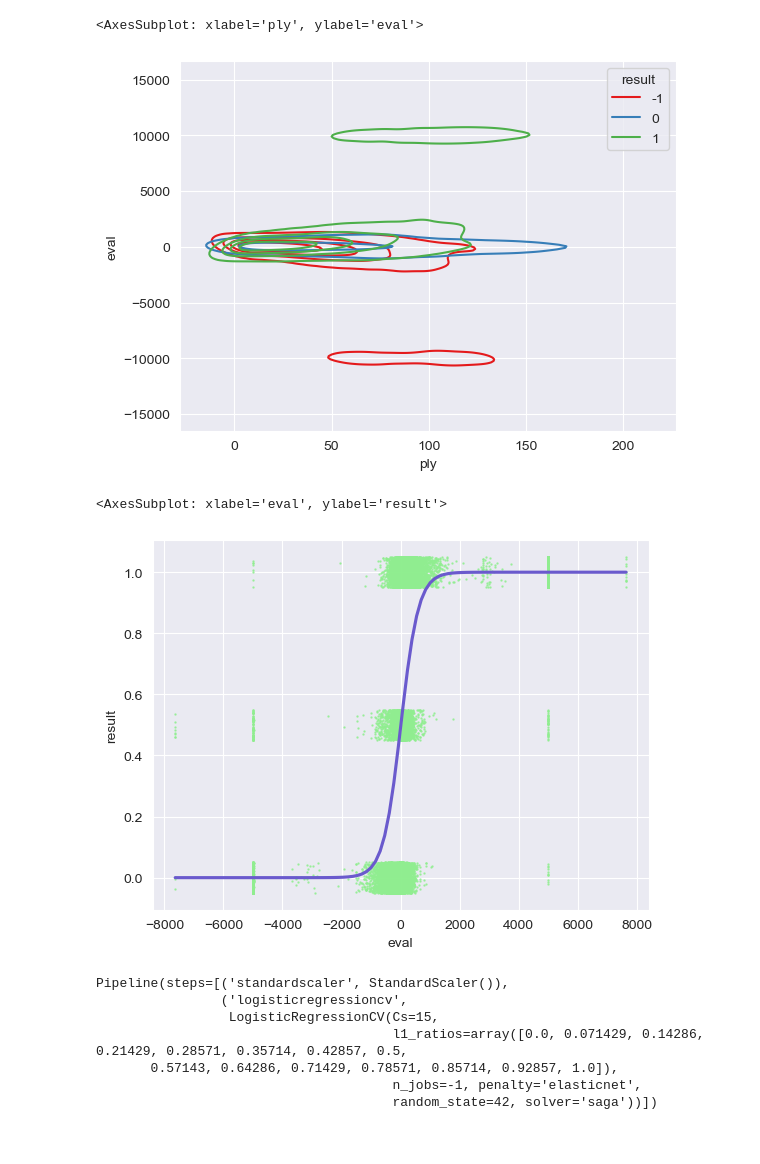
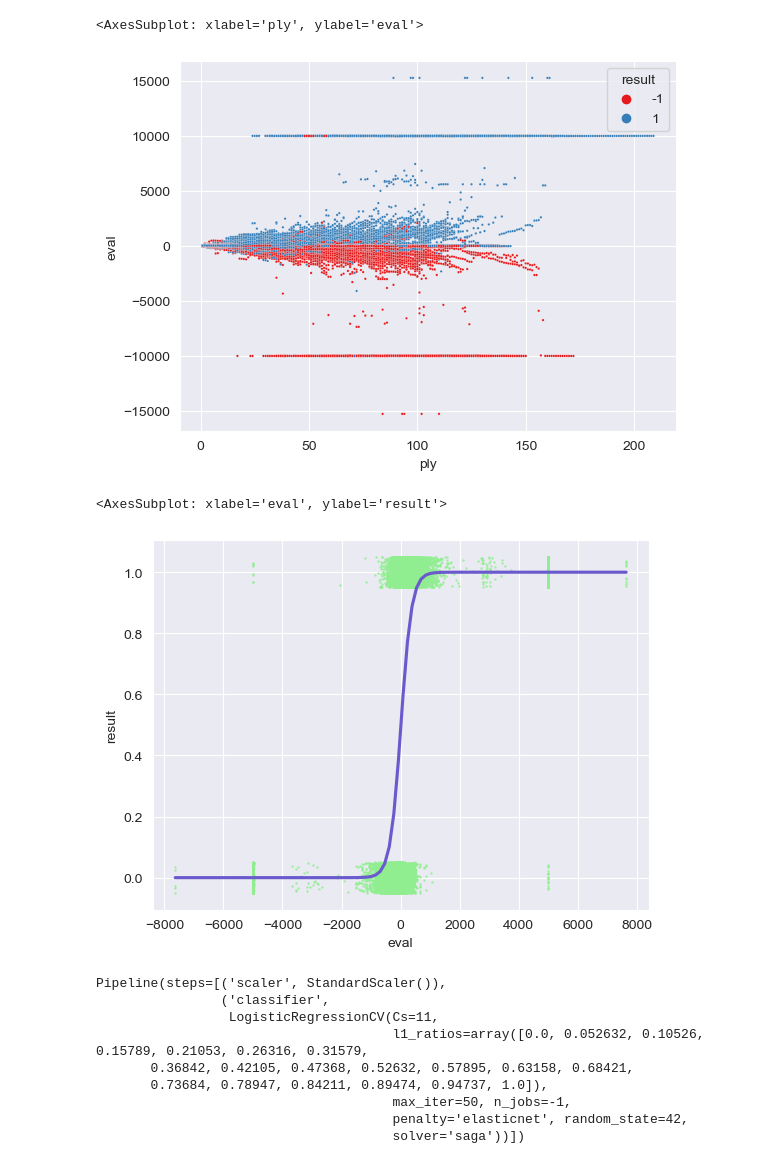
Before and after one commit to SandroMartens/Lichess-Win-Predictions, a Jupyter notebook: win_prob.ipynb, the cells around one changed output. Saved outputs shown, nothing was run; the diff lists cells and outputs as text; code cells hidden in the pictures.

Commit message:
reworked pipeline

```diff
--- a/win_prob.ipynb
+++ b/win_prob.ipynb
@@ -61,22 +73,18 @@ con.close()
 # %%
-sns.kdeplot(
-    df,
-    # bins=(50, 50),
+sns.scatterplot(
+    data,
     x="ply",
     y="eval",
     hue="result",
-    # s=3,
-    fill=False,
+    s=3,
     palette="Set1",
-    levels=5
 )
-# plt.yscale('symlog')
 # %% [output]
 <AxesSubplot: xlabel='ply', ylabel='eval'>
-[figure, old version]
+[figure, new version]
 # %%
 sns.regplot(
-    data=(df + 1) / 2,
+    data=(data + 1) / 2,
     x="eval",
     y="result",
     y_jitter=0.05,
@@ -89,44 +97,56 @@ sns.regplot(
 )
 # %% [output]
 <AxesSubplot: xlabel='eval', ylabel='result'>
-[figure, old version]
+[figure, new version]
 # %%
 random_state = 42
 
 features = [
-    "eval",
-    "ply",
-    # "elo_dif"
+    # "eval",
+    # "url"
+    # "ply",
+    "elo_dif",
 ]
-# features = ["eval_min", "eval_max"]
-X = df[features]
-y = df.result
+# features = ["eval_min"]
 
-classifier = LogisticRegressionCV(
-    Cs=15,
-    random_state=random_state,
-    n_jobs=-1,
-    penalty="elasticnet",
-    solver="saga",
-    l1_ratios=np.linspace(0, 1, num=15),
-    # class_weight="balanced",
-)
-
-scaler = StandardScaler()
-model = make_pipeline(scaler, classifier)
+X = data[features]
+y = data.result
 
 X_train, X_test, y_train, y_test = train_test_split(
     X, y, random_state=random_state, stratify=y
 )
 
+scaler = StandardScaler()
+
+classifier = LogisticRegressionCV(
+    max_iter=50,
+    Cs=11,
+    random_state=random_state,
+    n_jobs=-1,
+    penalty="elasticnet",
+    solver="saga",
+    l1_ratios=np.linspace(0, 1, num=20),
+    # class_weight="balanced",
+)
+
+model = Pipeline(
+    steps=[
+        ("scaler", scaler),
+        ("classifier", classifier),
+    ]
+)
+
+
 model.fit(X_train, y_train)
 # %% [output]
-Pipeline(steps=[('standardscaler', StandardScaler()),
-                ('logisticregressioncv',
-                 LogisticRegressionCV(Cs=15,
-                                      l1_ratios=array([0.0, 0.071429, 0.14286, 0.21429, 0.28571, 0.35714, 0.42857, 0.5,
-       0.57143, 0.64286, 0.71429, 0.78571, 0.85714, 0.92857, 1.0]),
-                                      n_jobs=-1, penalty='elasticnet',
-                                      random_state=42, solver='saga'))])
+Pipeline(steps=[('scaler', StandardScaler()),
+                ('classifier',
+                 LogisticRegressionCV(Cs=11,
+                                      l1_ratios=array([0.0, 0.052632, 0.10526, 0.15789, 0.21053, 0.26316, 0.31579,
+       0.36842, 0.42105, 0.47368, 0.52632, 0.57895, 0.63158, 0.68421,
+       0.73684, 0.78947, 0.84211, 0.89474, 0.94737, 1.0]),
+                                      max_iter=50, n_jobs=-1,
+                                      penalty='elasticnet', random_state=42,
+                                      solver='saga'))])
 # %%
 print(f"Accuracy: \n {model.score(X_test, y_test)}")
```
Also changed, not shown: parts of 16 cells of this notebook, 1 other file.
